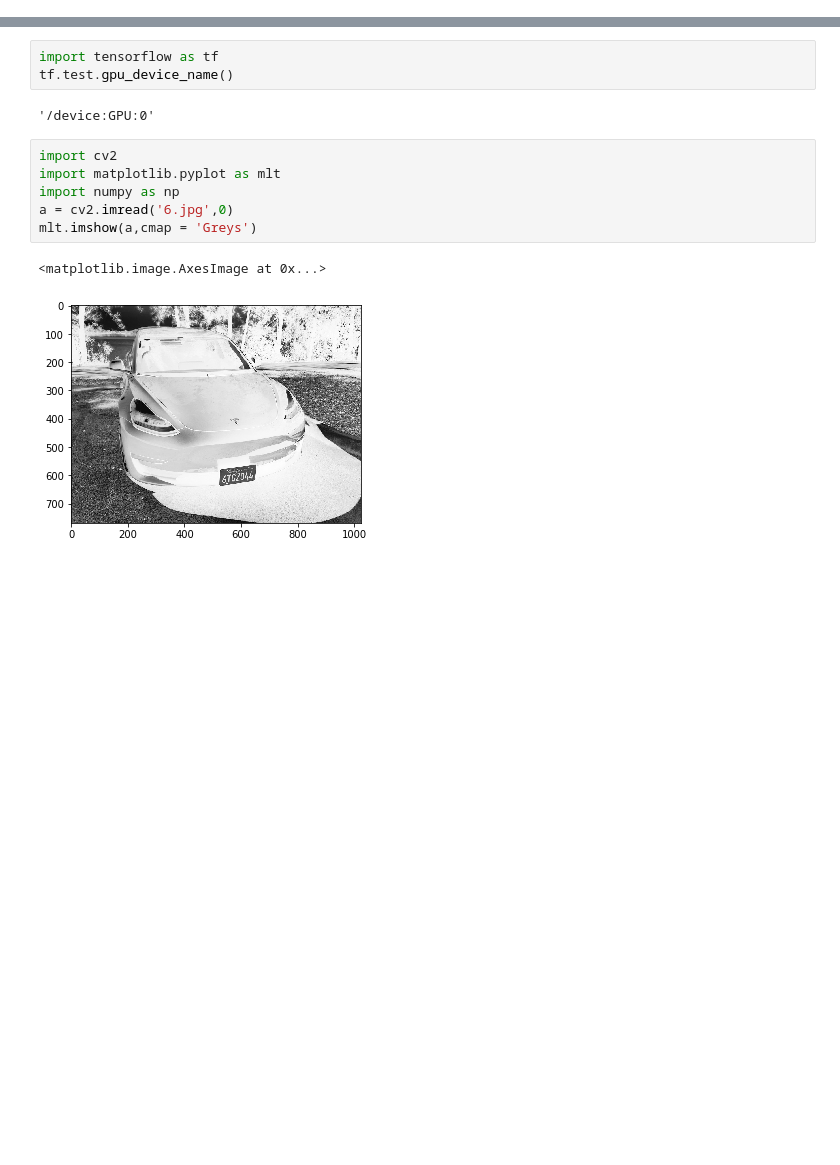
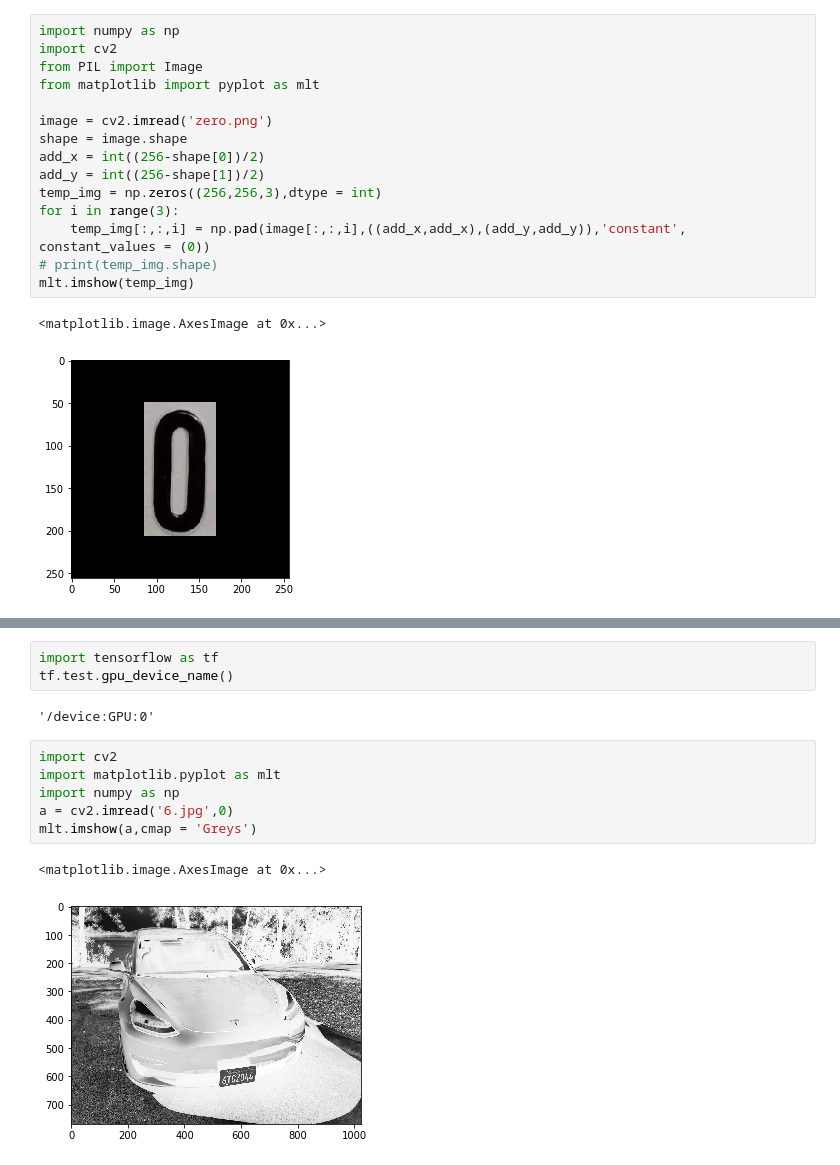
Before and after one commit to lhgiang149/License-Plate-detection, a Jupyter notebook: CropLicensePlate.ipynb, the cells around one changed output, grey strips where cells are left out. Cells and saved outputs as stored; diff of their text form; blank space fills up the shorter version.

```diff
--- a/CropLicensePlate.ipynb
+++ b/CropLicensePlate.ipynb
@@ -0,0 +1,18 @@
+# %%
+import numpy as np
+import cv2
+from PIL import Image
+from matplotlib import pyplot as mlt
+
+image = cv2.imread('zero.png')
+shape = image.shape
+add_x = int((256-shape[0])/2)
+add_y = int((256-shape[1])/2)
+temp_img = np.zeros((256,256,3),dtype = int)
+for i in range(3):
+    temp_img[:,:,i] = np.pad(image[:,:,i],((add_x,add_x),(add_y,add_y)),'constant', constant_values = (0))
+# print(temp_img.shape)
+mlt.imshow(temp_img)
+# %% [output]
+<matplotlib.image.AxesImage at 0x...>
+[figure, added]
```
Also changed, not shown: parts of 28 cells of this notebook, 9 other files.
